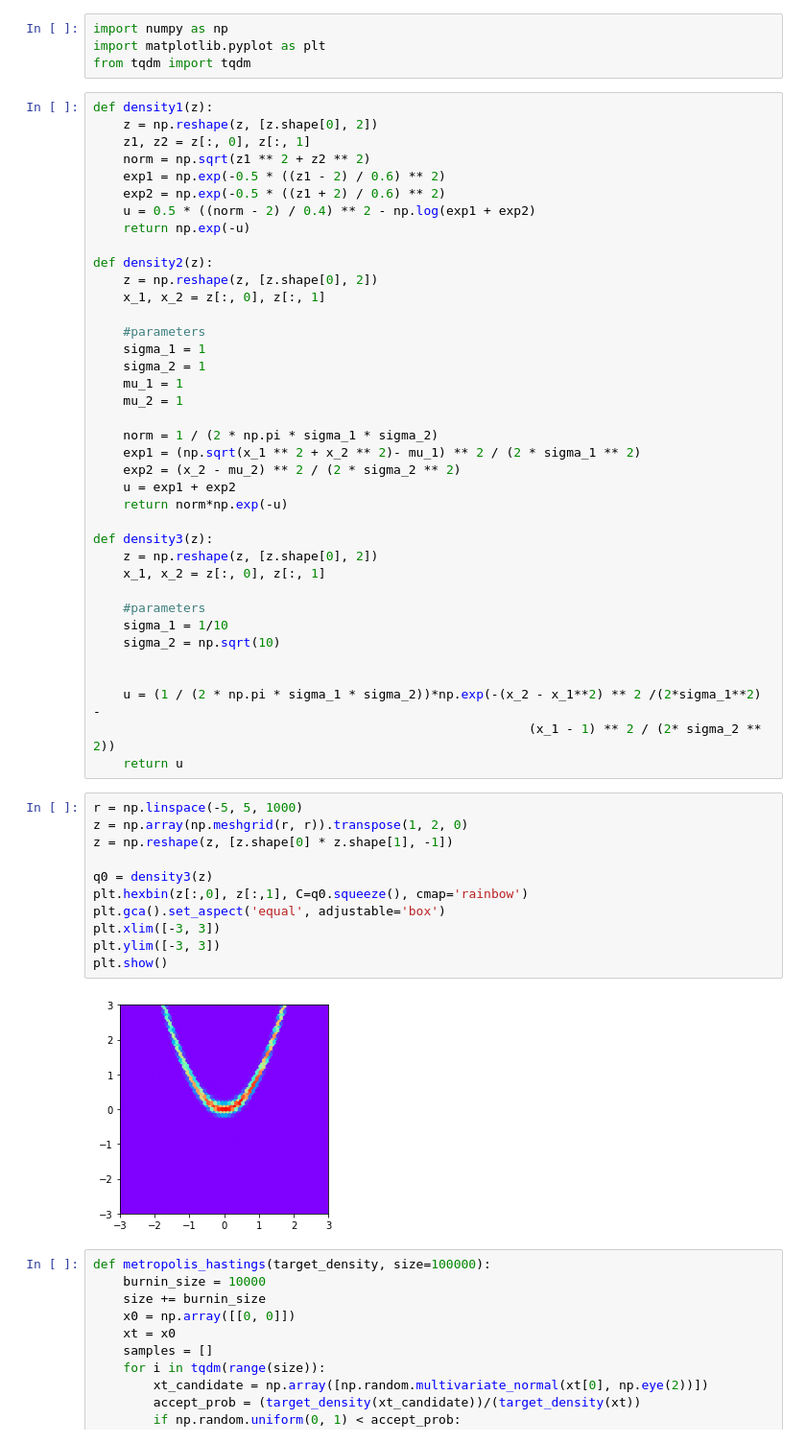
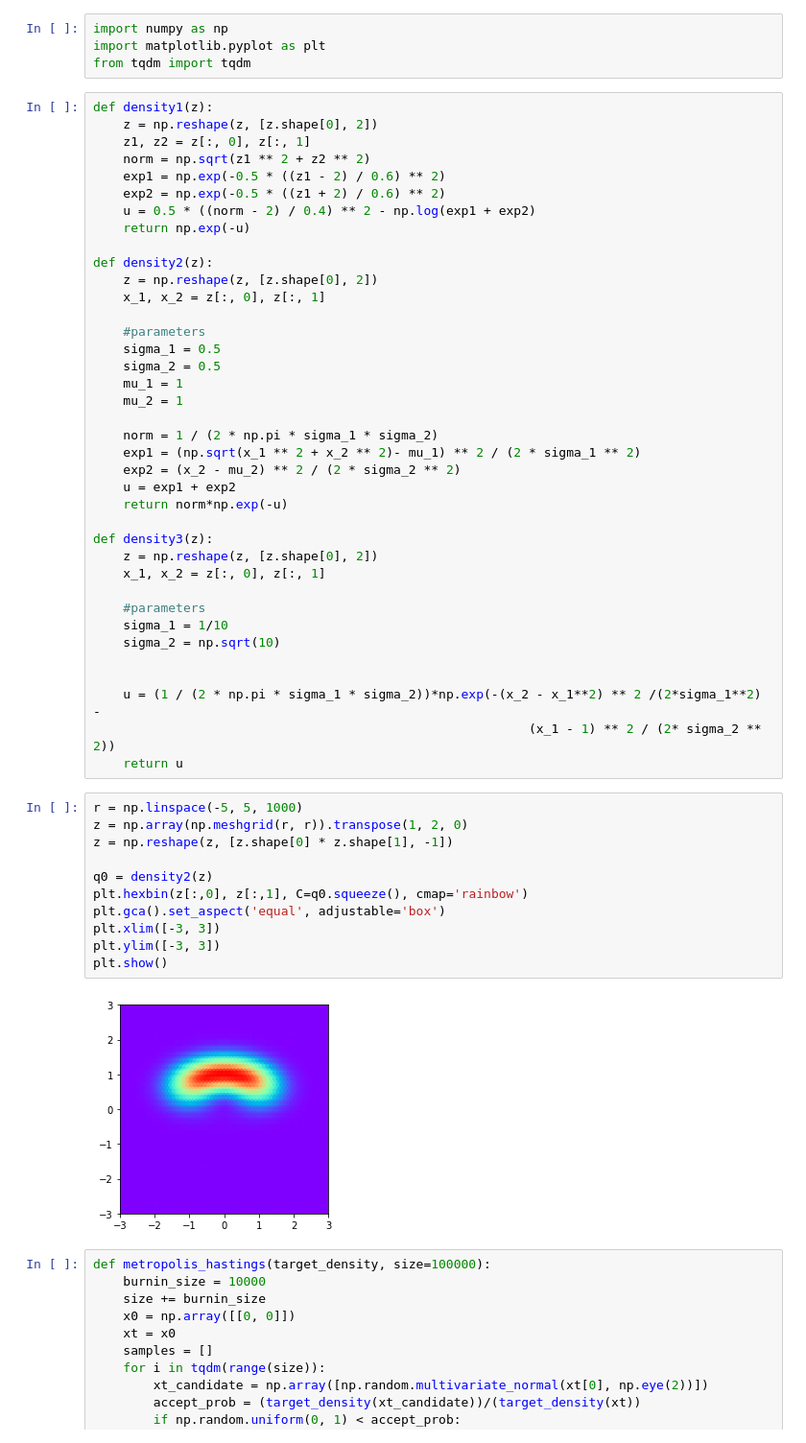
Before and after one commit to cotran2/bayesian_gans, a Jupyter notebook: codes/distributions/testing sampling.ipynb, the cells around one changed output. Shown: that part at 96% size. Drawn from its saved outputs; the diff is of its cells as text.

```diff
--- a/codes/distributions/testing sampling.ipynb
+++ b/codes/distributions/testing sampling.ipynb
@@ -19,8 +19,8 @@ def density2(z):
     x_1, x_2 = z[:, 0], z[:, 1]
 
     #parameters
-    sigma_1 = 1
-    sigma_2 = 1
+    sigma_1 = 0.5
+    sigma_2 = 0.5
     mu_1 = 1
     mu_2 = 1
 
@@ -45,16 +45,16 @@ def density3(z):
 # %%
 r = np.linspace(-5, 5, 1000)
 z = np.array(np.meshgrid(r, r)).transpose(1, 2, 0)
 z = np.reshape(z, [z.shape[0] * z.shape[1], -1])
 
-q0 = density3(z)
+q0 = density2(z)
 plt.hexbin(z[:,0], z[:,1], C=q0.squeeze(), cmap='rainbow')
 plt.gca().set_aspect('equal', adjustable='box')
 plt.xlim([-3, 3])
 plt.ylim([-3, 3])
 plt.show()
 # %% [output]
-[figure, old version]
+[figure, new version]
 # %%
 def metropolis_hastings(target_density, size=100000):
     burnin_size = 10000
```
Also changed, not shown: parts of 2 cells of this notebook, 1 other file.
